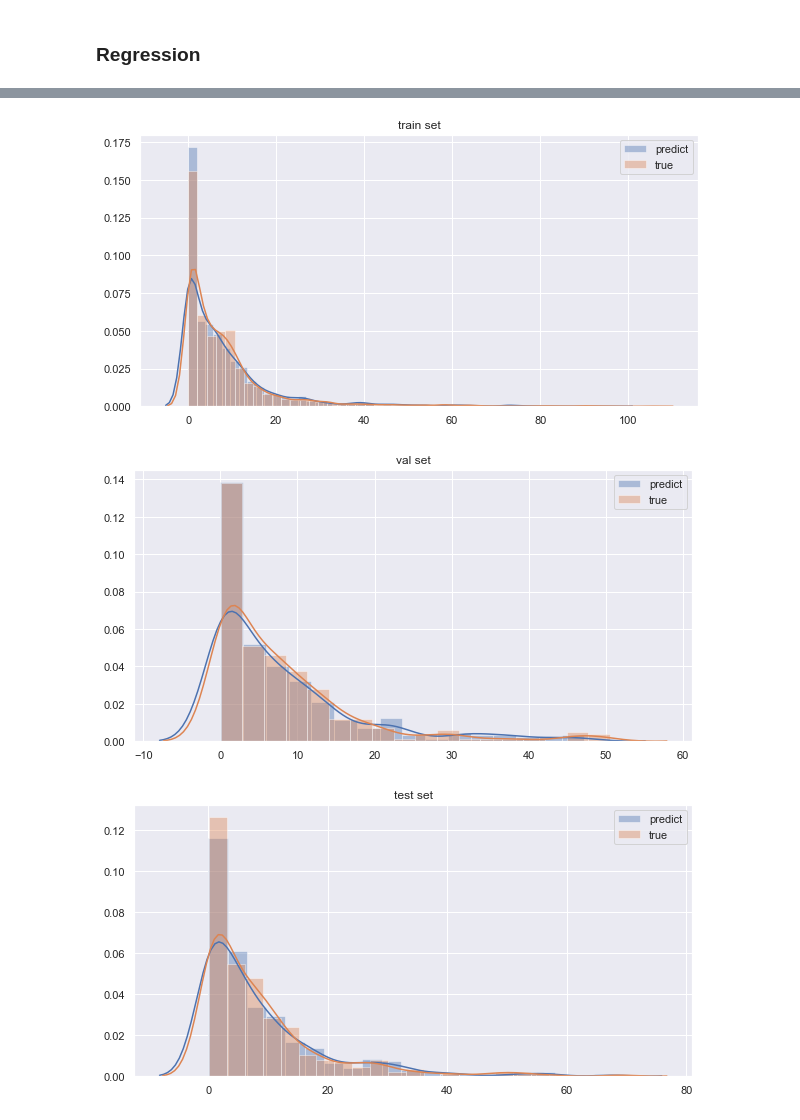
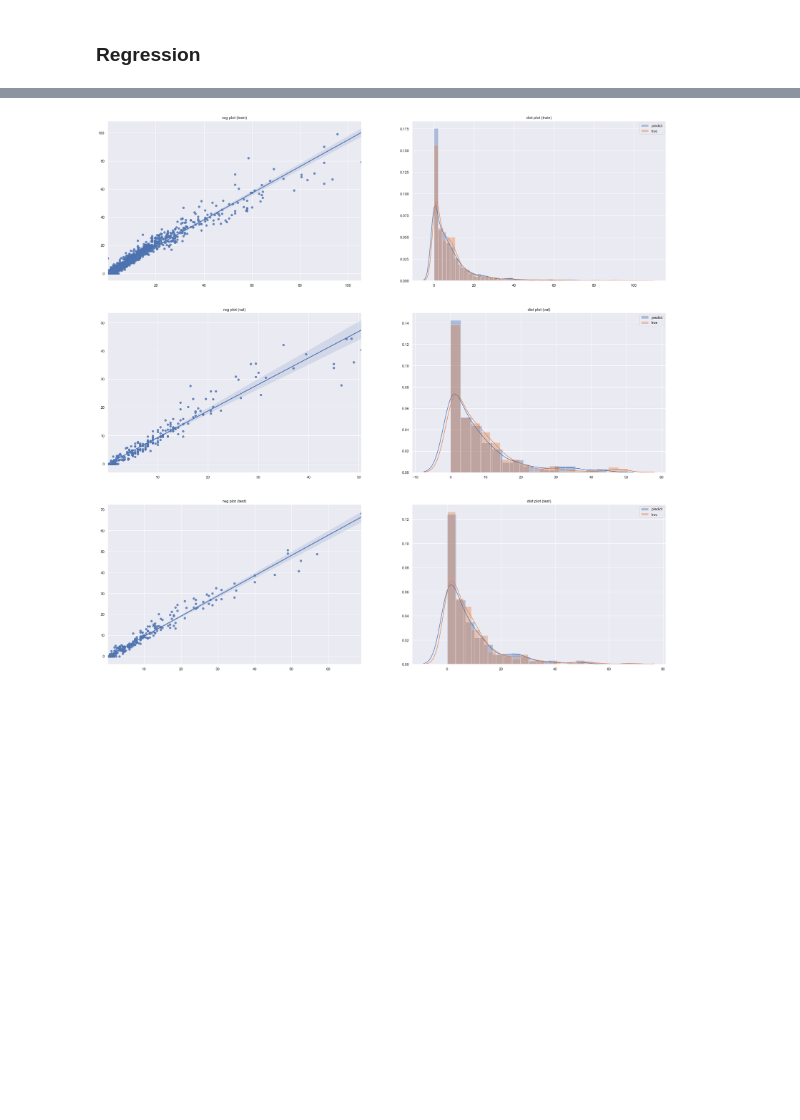
Before and after one commit to ashimovtemirlan/master_thesis, a Jupyter notebook: Experiments/simple_nn.ipynb, the cells around one changed output, grey strips where cells are left out. Drawn from its saved outputs; the diff is of its cells as text; code cells hidden in the pictures; blank space fills up the shorter version.

```diff
--- a/Experiments/simple_nn.ipynb
+++ b/Experiments/simple_nn.ipynb
@@ -114,9 +114,11 @@ model = Sequential()
 model.add(layers.Input(shape = tensor_x_train.shape[1], ))
 for neuron in neurons:
     if activation == 'tanh':
-        model.add(layers.Dense(neuron, activation = activation, kernel_initializer = initializers.HeNormal()))
+        model.add(layers.Dense(neuron, activation = activation, kernel_initializer = initializers.HeNormal(),
+                               kernel_regularizer = regularizers.l2(lmbda)))
     elif activation == 'relu':
-        model.add(layers.Dense(neuron, activation = activation, kernel_initializer = initializers.GlorotNormal()))
+        model.add(layers.Dense(neuron, activation = activation, kernel_initializer = initializers.GlorotNormal(),
+                               kernel_regularizer = regularizers.l2(lmbda)))
     else:
         raise Exception('"activation" must be either relu or tanh')
 model.add(layers.Dense(1, activation = 'relu'))
@@ -164,25 +147,36 @@ plt.show()
-# %%
-plt.figure(figsize = (10, 5))
-sns.distplot(model.predict(tensor_x_train), label = 'predict')
-sns.distplot(tensor_y_train, label = 'true')
-plt.title('train set')
-plt.legend()
-plt.show()
-
-plt.figure(figsize = (10, 5))
-sns.distplot(model.predict(tensor_x_val), label = 'predict')
-sns.distplot(tensor_y_val, label = 'true')
-plt.title('val set')
-plt.legend()
-plt.show()
-
-plt.figure(figsize = (10, 5))
-sns.distplot(model.predict(tensor_x_test), label = 'predict')
-sns.distplot(tensor_y_test, label = 'true')
-plt.title('test set')
-plt.legend()
-plt.show()
-# %% [output]
-[figure, removed]
-[figure, removed]
-[figure, removed]
+# %%
+fig, ax = plt.subplots(3, 2, figsize = (30, 30))
+
+# train
+## regplot
+sns.regplot(x = tensor_y_train, y = model.predict(tensor_x_train), ax = ax[0][0])
+ax[0][0].set_title('reg plot (train)')
+## distplot
+sns.distplot(model.predict(tensor_x_train), label = 'predict', ax = ax[0][1])
+sns.distplot(tensor_y_train, label = 'true', ax = ax[0][1])
+ax[0][1].set_title('dist plot (train)')
+ax[0][1].legend()
+
+# val
+## regplot
+sns.regplot(x = tensor_y_val, y = model.predict(tensor_x_val), ax = ax[1][0])
+ax[1][0].set_title('reg plot (val)')
+## distplot
+sns.distplot(model.predict(tensor_x_val), label = 'predict', ax = ax[1][1])
+sns.distplot(tensor_y_val, label = 'true', ax = ax[1][1])
+ax[1][1].set_title('dist plot (val)')
+ax[1][1].legend()
+
+# test
+## regplot
+sns.regplot(x = tensor_y_test, y = model.predict(tensor_x_test), ax = ax[2][0])
+ax[2][0].set_title('reg plot (test)')
+## distplot
+sns.distplot(model.predict(tensor_x_test), label = 'predict', ax = ax[2][1])
+sns.distplot(tensor_y_test, label = 'true', ax = ax[2][1])
+ax[2][1].set_title('dist plot (test)')
+ax[2][1].legend()
+
+plt.show()
+# %% [output]
+[figure, added]
```
Also changed, not shown: parts of 3 cells of this notebook.
